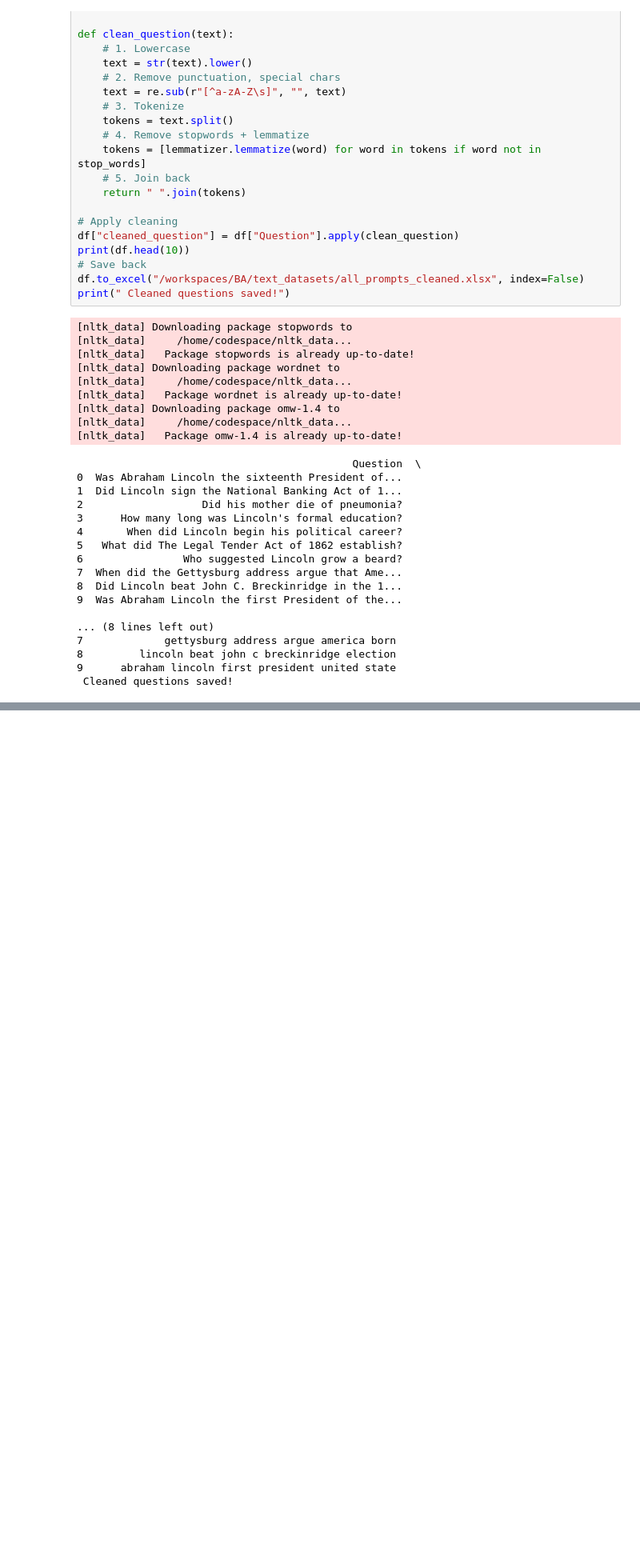
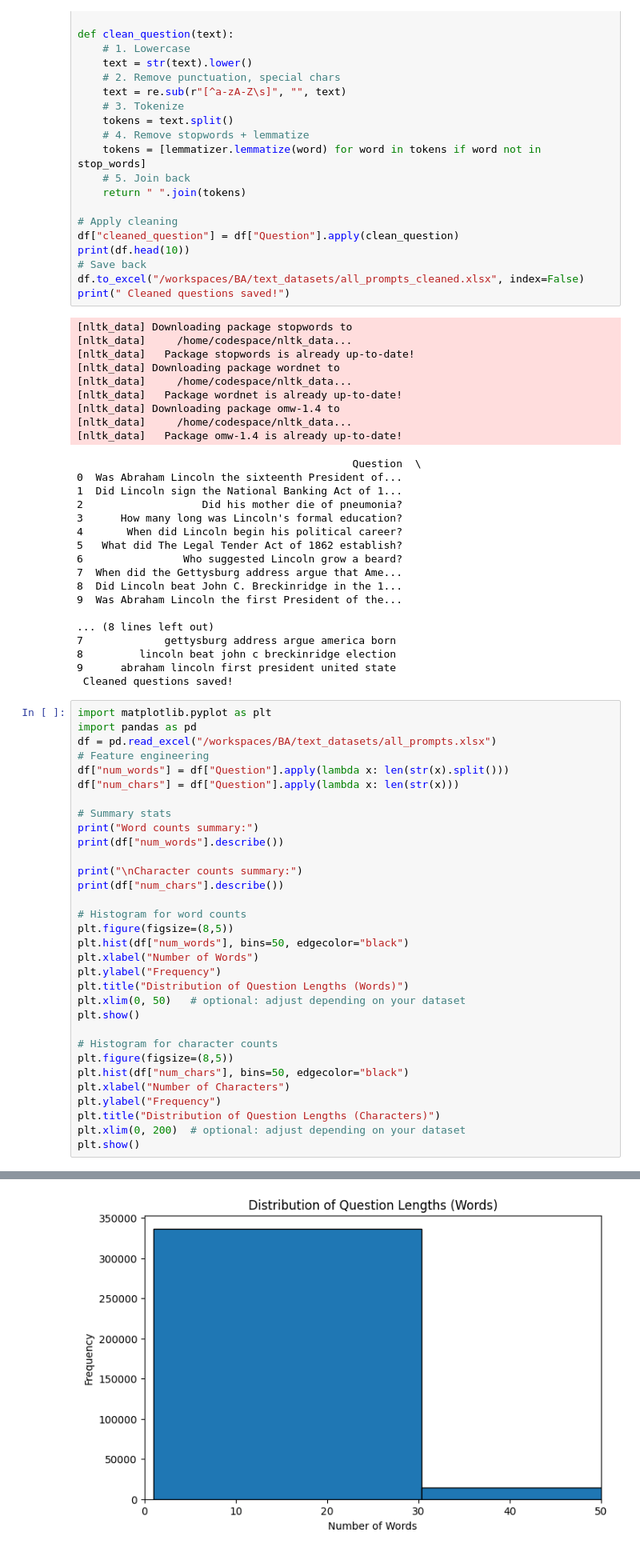
Before and after one commit to M-Prajana/BA, a Jupyter notebook: text_data.ipynb, the cells around one changed output, grey strips where cells are left out. Shown at 80% size. Drawn from its saved outputs; the diff is of its cells as text; blank space fills up the shorter version.

Commit message:
added more EDA to lemmatized questions

```diff
--- a/text_data.ipynb
+++ b/text_data.ipynb
@@ -433,3 +433,36 @@ print(" Cleaned questions saved!")
 8         lincoln beat john c breckinridge election
 9      abraham lincoln first president united state
  Cleaned questions saved!
+# %%
+import matplotlib.pyplot as plt
+import pandas as pd
+df = pd.read_excel("/workspaces/BA/text_datasets/all_prompts.xlsx")
+# Feature engineering
+df["num_words"] = df["Question"].apply(lambda x: len(str(x).split()))
+df["num_chars"] = df["Question"].apply(lambda x: len(str(x)))
+
+# Summary stats
+print("Word counts summary:")
+print(df["num_words"].describe())
+
+print("\nCharacter counts summary:")
+print(df["num_chars"].describe())
+
+# Histogram for word counts
+plt.figure(figsize=(8,5))
+plt.hist(df["num_words"], bins=50, edgecolor="black")
+plt.xlabel("Number of Words")
+plt.ylabel("Frequency")
+plt.title("Distribution of Question Lengths (Words)")
+plt.xlim(0, 50)   # optional: adjust depending on your dataset
+plt.show()
+
+# Histogram for character counts
+plt.figure(figsize=(8,5))
+plt.hist(df["num_chars"], bins=50, edgecolor="black")
+plt.xlabel("Number of Characters")
+plt.ylabel("Frequency")
+plt.title("Distribution of Question Lengths (Characters)")
+plt.xlim(0, 200)  # optional: adjust depending on your dataset
+plt.show()
+# %% [output]
@@ -435,0 +486 @@ print(" Cleaned questions saved!")
+[figure, added]
```
Also changed, not shown: parts of 7 cells of this notebook.
